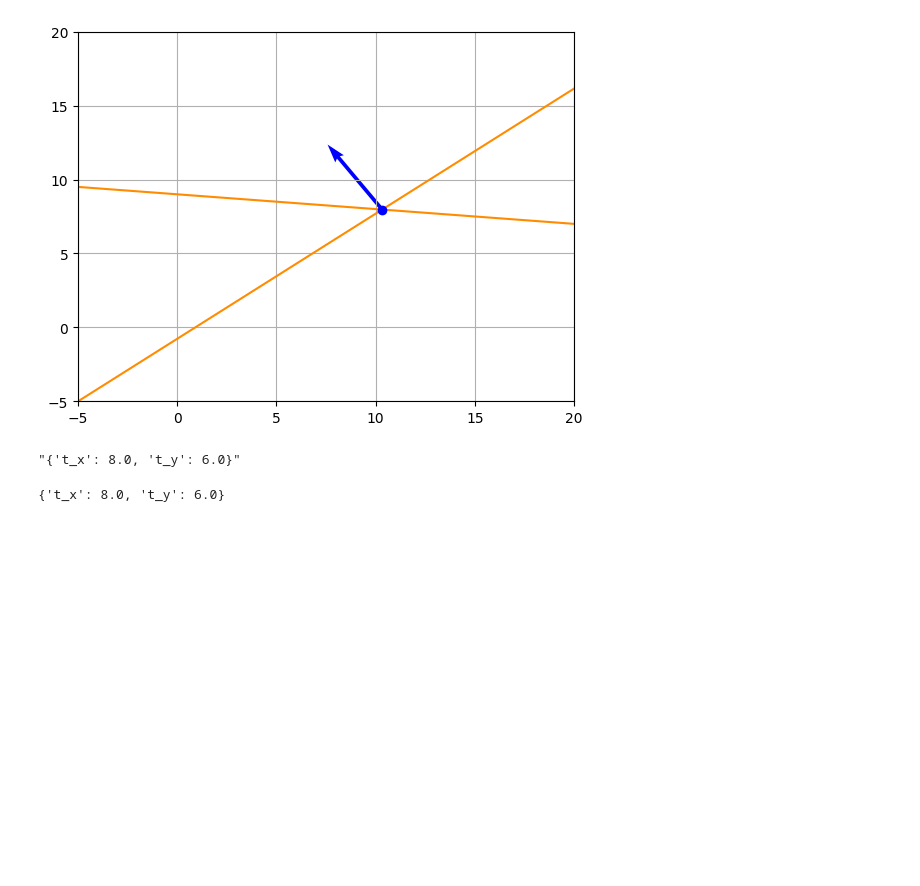
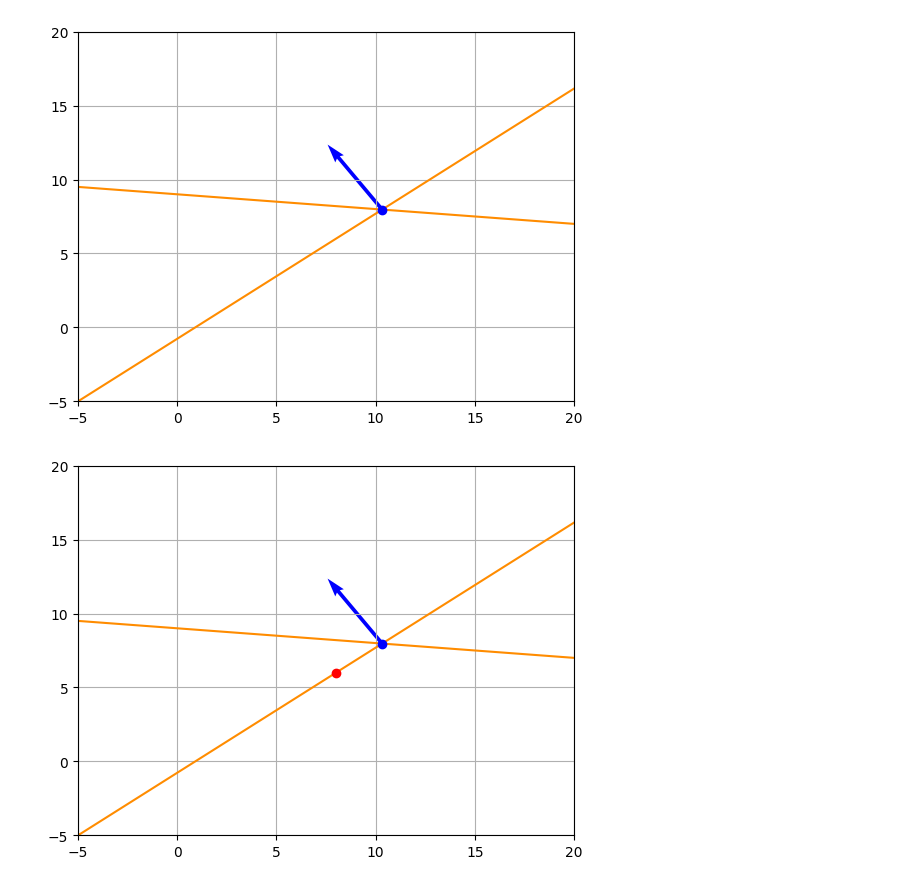
Before and after one commit to OafishSpark/Cutting-Plane-Generators, a Jupyter notebook: test.ipynb, the cells around one changed output. Saved outputs shown, nothing was run; the diff lists cells and outputs as text; code cells hidden in the pictures; blank space fills up the shorter version.

Commit message:
added milp solving to jup notebook

```diff
--- a/test.ipynb
+++ b/test.ipynb
@@ -56,8 +56,10 @@ milp.optimize()
 
 clear_output()
 # %%
+# lol
+milp_sol_x, milp_sol_y = np.array(list(eval(str(milp.getBestSol())).values()))
-# %% [output]
-"{'t_x': 8.0, 't_y': 6.0}"
 # %%
+ax.plot(milp_sol_x, milp_sol_y, 'ro')
+fig
 # %% [output]
-{'t_x': 8.0, 't_y': 6.0}
+[figure, added]
```
